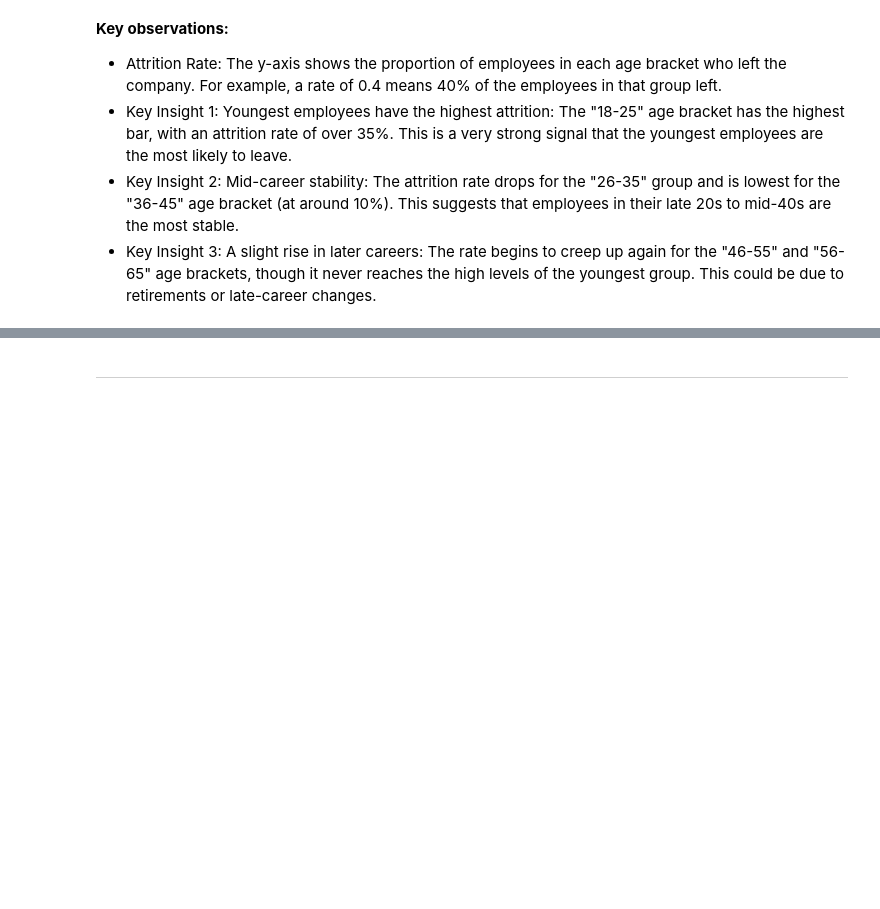
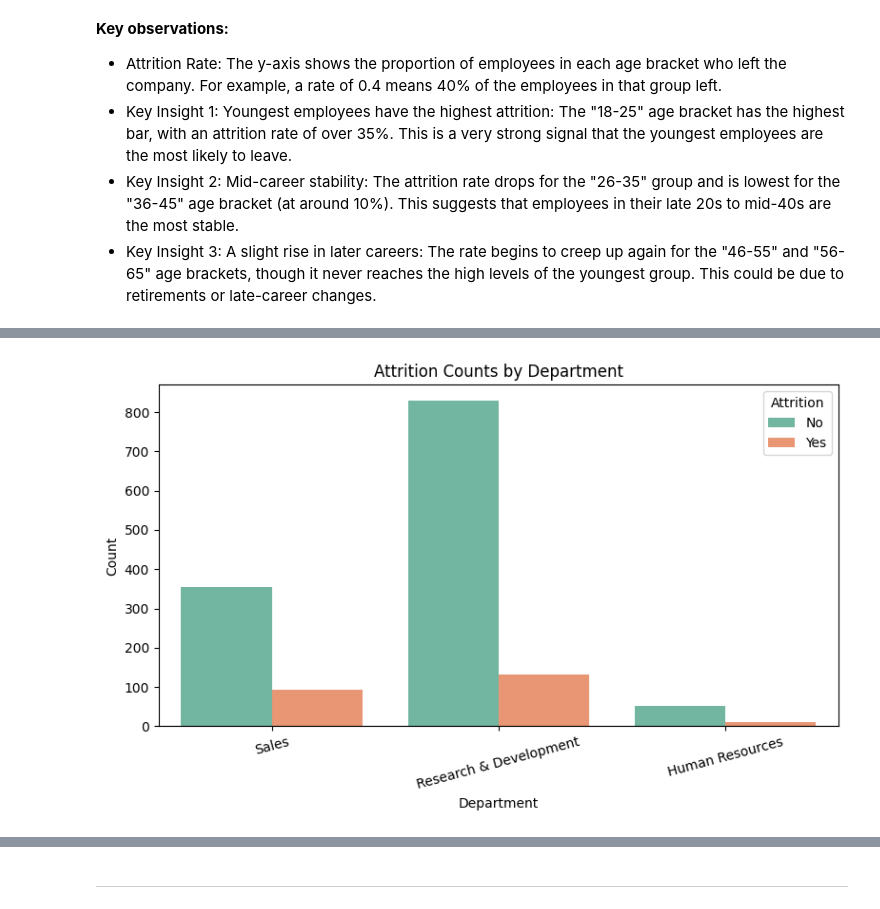
Before and after one commit to payal-kanani/hackathon2_predict_employee_attrition, a Jupyter notebook: jupyter_notebooks/predict_employee_attrition_transform.ipynb, the cells around one changed output, grey strips where cells are left out. Saved outputs shown, nothing was run; the diff lists cells and outputs as text; code cells hidden in the pictures; blank space fills up the shorter version.

Commit message:
Add hypothesis 3: dep't and attrition

```diff
--- a/jupyter_notebooks/predict_employee_attrition_transform.ipynb
+++ b/jupyter_notebooks/predict_employee_attrition_transform.ipynb
@@ -325,0 +332,25 @@ Passing `palette` without assigning `hue` is deprecated and will be removed in v
+# %%
+import pandas as pd
+import scipy.stats as stats
+
+# Load dataset
+file_path = 'predict_employee_attrition_transformed.csv'
+df = pd.read_csv('../data/transformed_data/predict_employee_attrition_transformed.csv')
+
+# Create contingency table between Department and Attrition
+contingency_table = pd.crosstab(df['Department'], df['Attrition'])
+
+# Perform Chi-square test of independence
+chi2, p, dof, expected = stats.chi2_contingency(contingency_table)
+
+print("Chi-square Statistic:", chi2)
+print("Degrees of Freedom:", dof)
+print("P-value:", p)
+
+# Display contingency and expected frequency tables
+print("\nContingency Table:")
+print(contingency_table)
+print("\nExpected Frequencies:")
+print(pd.DataFrame(expected,
+                   index=contingency_table.index,
+                   columns=contingency_table.columns))
@@ -325,0 +381,16 @@ Passing `palette` without assigning `hue` is deprecated and will be removed in v
+# %%
+import matplotlib.pyplot as plt
+import seaborn as sns
+
+plt.figure(figsize=(8, 5))
+sns.countplot(data=df, x='Department', hue='Attrition', palette='Set2')
+
+plt.title("Attrition Counts by Department")
+plt.xlabel("Department")
+plt.ylabel("Count")
+plt.legend(title='Attrition', labels=['No', 'Yes'])
+plt.xticks(rotation=15)
+plt.tight_layout()
+plt.show()
+# %% [output]
+[figure, added]
```
Also changed, not shown: parts of 7 cells of this notebook.
